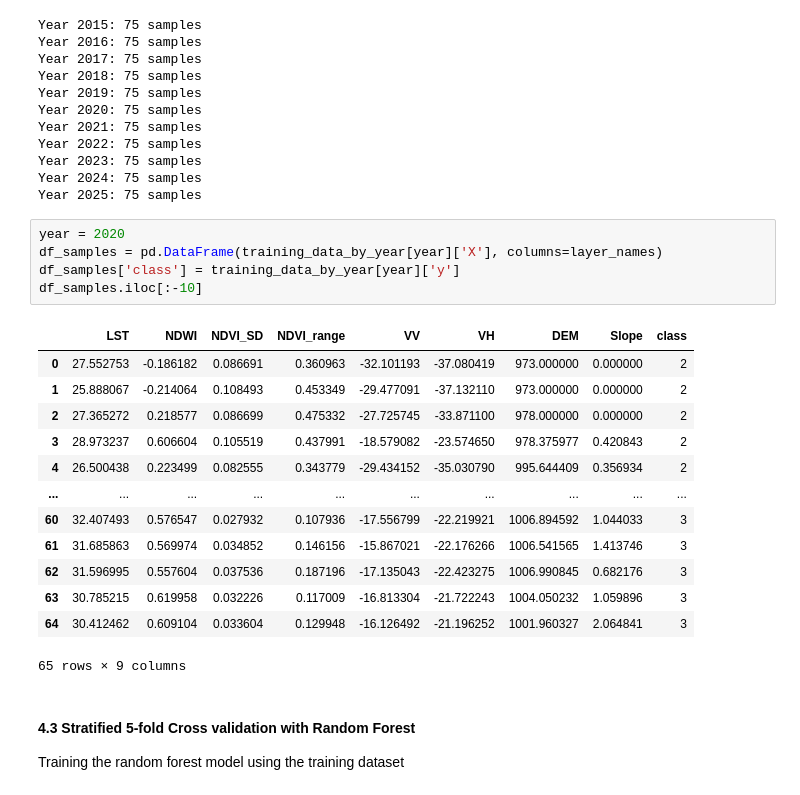
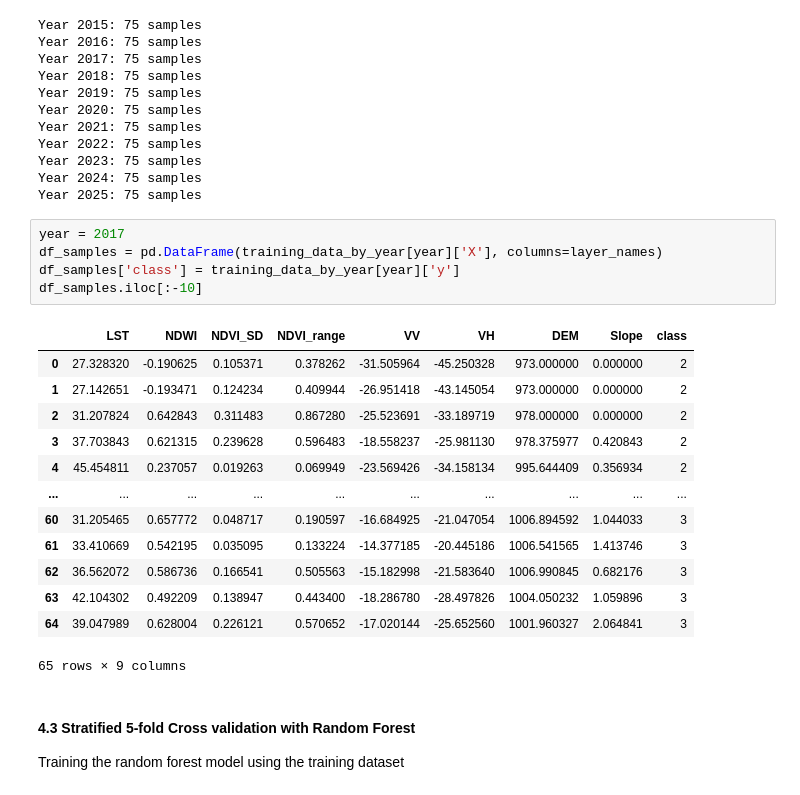
Before and after one commit to Ethel-Ogallo/wetland_delineation, a Jupyter notebook: Wetland_delienation/wetland_delineation_202507.ipynb, the cells around one changed output. Saved outputs shown, nothing was run; the diff lists cells and outputs as text.

```diff
--- a/Wetland_delienation/wetland_delineation_202507.ipynb
+++ b/Wetland_delienation/wetland_delineation_202507.ipynb
@@ -529,23 +529,23 @@ Year 2023: 75 samples
 Year 2024: 75 samples
 Year 2025: 75 samples
 # %%
-year = 2020
+year = 2017
 df_samples = pd.DataFrame(training_data_by_year[year]['X'], columns=layer_names)
 df_samples['class'] = training_data_by_year[year]['y']
 df_samples.iloc[:-10]
 # %% [output]
 |  | LST | NDWI | NDVI_SD | NDVI_range | VV | VH | DEM | Slope | class |
-| 0 | 27.552753 | -0.186182 | 0.086691 | 0.360963 | -32.101193 | -37.080419 | 973.000000 | 0.000000 | 2 |
-| 1 | 25.888067 | -0.214064 | 0.108493 | 0.453349 | -29.477091 | -37.132110 | 973.000000 | 0.000000 | 2 |
-| 2 | 27.365272 | 0.218577 | 0.086699 | 0.475332 | -27.725745 | -33.871100 | 978.000000 | 0.000000 | 2 |
-| 3 | 28.973237 | 0.606604 | 0.105519 | 0.437991 | -18.579082 | -23.574650 | 978.375977 | 0.420843 | 2 |
-| 4 | 26.500438 | 0.223499 | 0.082555 | 0.343779 | -29.434152 | -35.030790 | 995.644409 | 0.356934 | 2 |
+| 0 | 27.328320 | -0.190625 | 0.105371 | 0.378262 | -31.505964 | -45.250328 | 973.000000 | 0.000000 | 2 |
+| 1 | 27.142651 | -0.193471 | 0.124234 | 0.409944 | -26.951418 | -43.145054 | 973.000000 | 0.000000 | 2 |
+| 2 | 31.207824 | 0.642843 | 0.311483 | 0.867280 | -25.523691 | -33.189719 | 978.000000 | 0.000000 | 2 |
+| 3 | 37.703843 | 0.621315 | 0.239628 | 0.596483 | -18.558237 | -25.981130 | 978.375977 | 0.420843 | 2 |
+| 4 | 45.454811 | 0.237057 | 0.019263 | 0.069949 | -23.569426 | -34.158134 | 995.644409 | 0.356934 | 2 |
 | ... | ... | ... | ... | ... | ... | ... | ... | ... | ... |
-| 60 | 32.407493 | 0.576547 | 0.027932 | 0.107936 | -17.556799 | -22.219921 | 1006.894592 | 1.044033 | 3 |
-| 61 | 31.685863 | 0.569974 | 0.034852 | 0.146156 | -15.867021 | -22.176266 | 1006.541565 | 1.413746 | 3 |
-| 62 | 31.596995 | 0.557604 | 0.037536 | 0.187196 | -17.135043 | -22.423275 | 1006.990845 | 0.682176 | 3 |
-| 63 | 30.785215 | 0.619958 | 0.032226 | 0.117009 | -16.813304 | -21.722243 | 1004.050232 | 1.059896 | 3 |
-| 64 | 30.412462 | 0.609104 | 0.033604 | 0.129948 | -16.126492 | -21.196252 | 1001.960327 | 2.064841 | 3 |
+| 60 | 31.205465 | 0.657772 | 0.048717 | 0.190597 | -16.684925 | -21.047054 | 1006.894592 | 1.044033 | 3 |
+| 61 | 33.410669 | 0.542195 | 0.035095 | 0.133224 | -14.377185 | -20.445186 | 1006.541565 | 1.413746 | 3 |
+| 62 | 36.562072 | 0.586736 | 0.166541 | 0.505563 | -15.182998 | -21.583640 | 1006.990845 | 0.682176 | 3 |
+| 63 | 42.104302 | 0.492209 | 0.138947 | 0.443400 | -18.286780 | -28.497826 | 1004.050232 | 1.059896 | 3 |
+| 64 | 39.047989 | 0.628004 | 0.226121 | 0.570652 | -17.020144 | -25.652560 | 1001.960327 | 2.064841 | 3 |
 65 rows × 9 columns
 # %% [markdown]
 #### 4.3 Stratified 5-fold Cross validation with Random Forest
```
Also changed, not shown: parts of 10 cells of this notebook.
